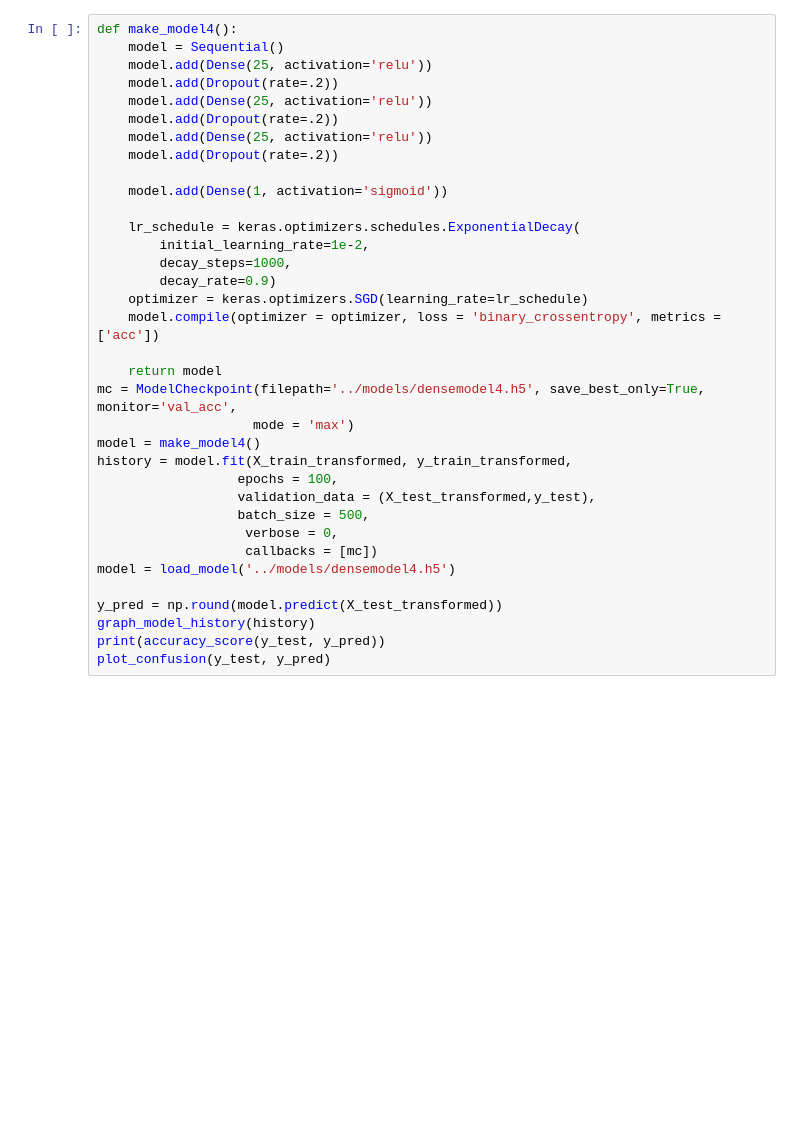
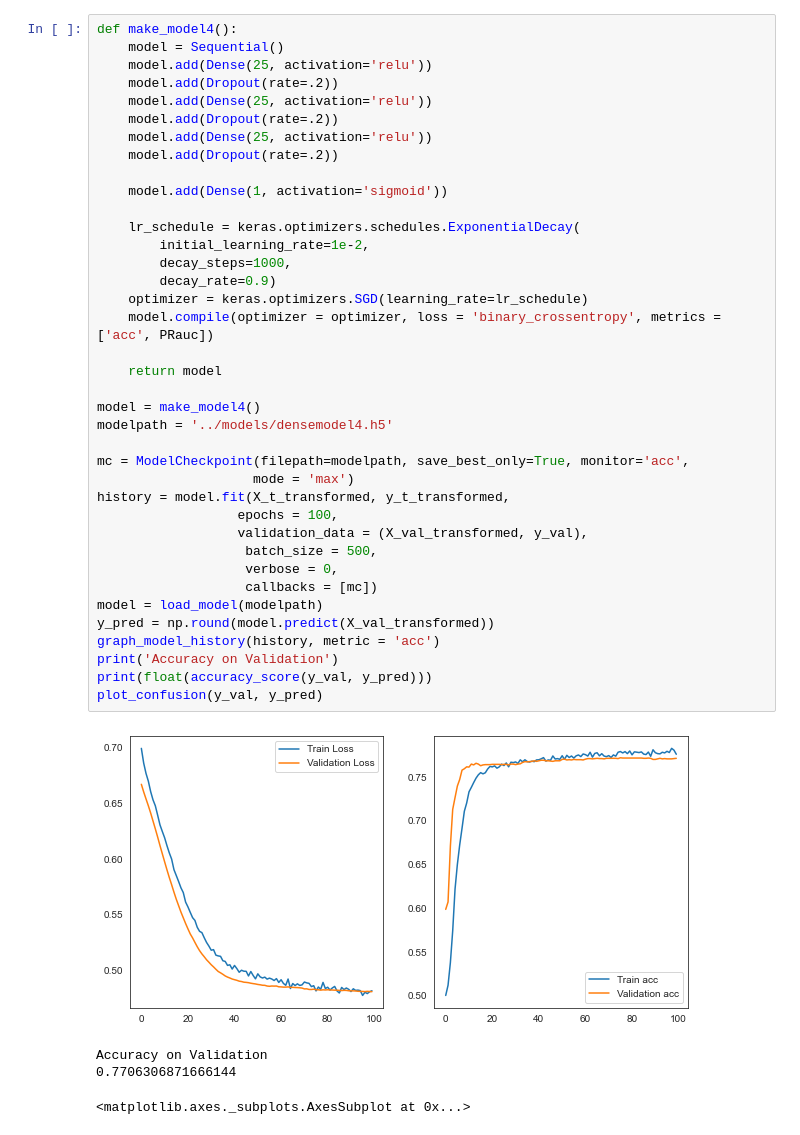
Before and after one commit to Caellwyn/ou_student_predictions, a Jupyter notebook: notebooks/deep_models.ipynb, the cells around one changed output. Cells and saved outputs as stored; diff of their text form; blank space fills up the shorter version.

```diff
--- a/notebooks/deep_models.ipynb
+++ b/notebooks/deep_models.ipynb
@@ -152,35 +203,43 @@ plot_confusion(y_test, y_pred)
 # %%
 def make_model4():
     model = Sequential()
     model.add(Dense(25, activation='relu'))
     model.add(Dropout(rate=.2))
     model.add(Dense(25, activation='relu'))
     model.add(Dropout(rate=.2))
     model.add(Dense(25, activation='relu'))
     model.add(Dropout(rate=.2))
 
     model.add(Dense(1, activation='sigmoid'))
 
     lr_schedule = keras.optimizers.schedules.ExponentialDecay(
         initial_learning_rate=1e-2,
         decay_steps=1000,
         decay_rate=0.9)
     optimizer = keras.optimizers.SGD(learning_rate=lr_schedule)
-    model.compile(optimizer = optimizer, loss = 'binary_crossentropy', metrics = ['acc'])
+    model.compile(optimizer = optimizer, loss = 'binary_crossentropy', metrics = ['acc', PRauc])
 
     return model
-mc = ModelCheckpoint(filepath='../models/densemodel4.h5', save_best_only=True, monitor='val_acc',
+
+model = make_model4()
+modelpath = '../models/densemodel4.h5'
+
+mc = ModelCheckpoint(filepath=modelpath, save_best_only=True, monitor='acc',
                     mode = 'max')
-model = make_model4()
-history = model.fit(X_train_transformed, y_train_transformed,
+history = model.fit(X_t_transformed, y_t_transformed,
                   epochs = 100,
-                  validation_data = (X_test_transformed,y_test),
-                  batch_size = 500,
+                  validation_data = (X_val_transformed, y_val),
+                   batch_size = 500,
                    verbose = 0,
                    callbacks = [mc])
-model = load_model('../models/densemodel4.h5')
-
-y_pred = np.round(model.predict(X_test_transformed))
-graph_model_history(history)
-print(accuracy_score(y_test, y_pred))
-plot_confusion(y_test, y_pred)
+model = load_model(modelpath)
+y_pred = np.round(model.predict(X_val_transformed))
+graph_model_history(history, metric = 'acc')
+print('Accuracy on Validation')
+print(float(accuracy_score(y_val, y_pred)))
+plot_confusion(y_val, y_pred)
+# %% [output]
+[figure, added]
+Accuracy on Validation
+0.7706306871666144
+<matplotlib.axes._subplots.AxesSubplot at 0x...>
```
Also changed, not shown: parts of 14 cells of this notebook, 9 other files.
